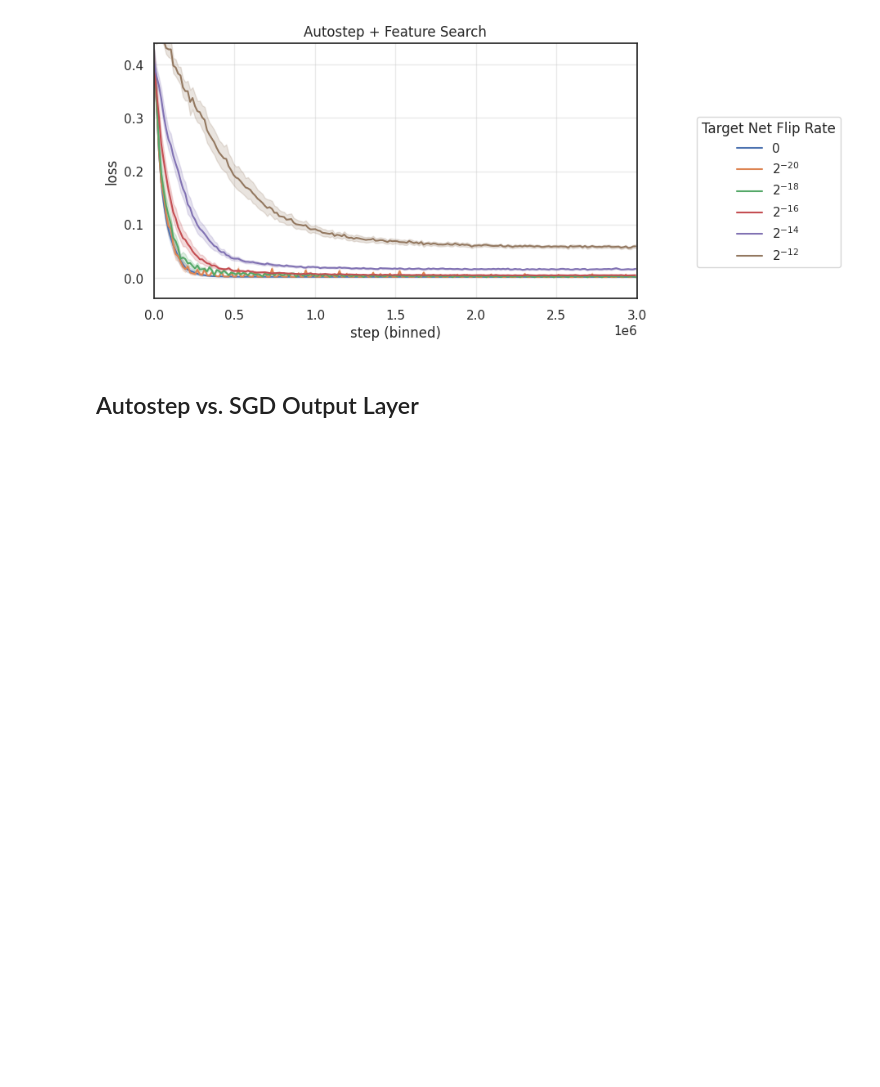
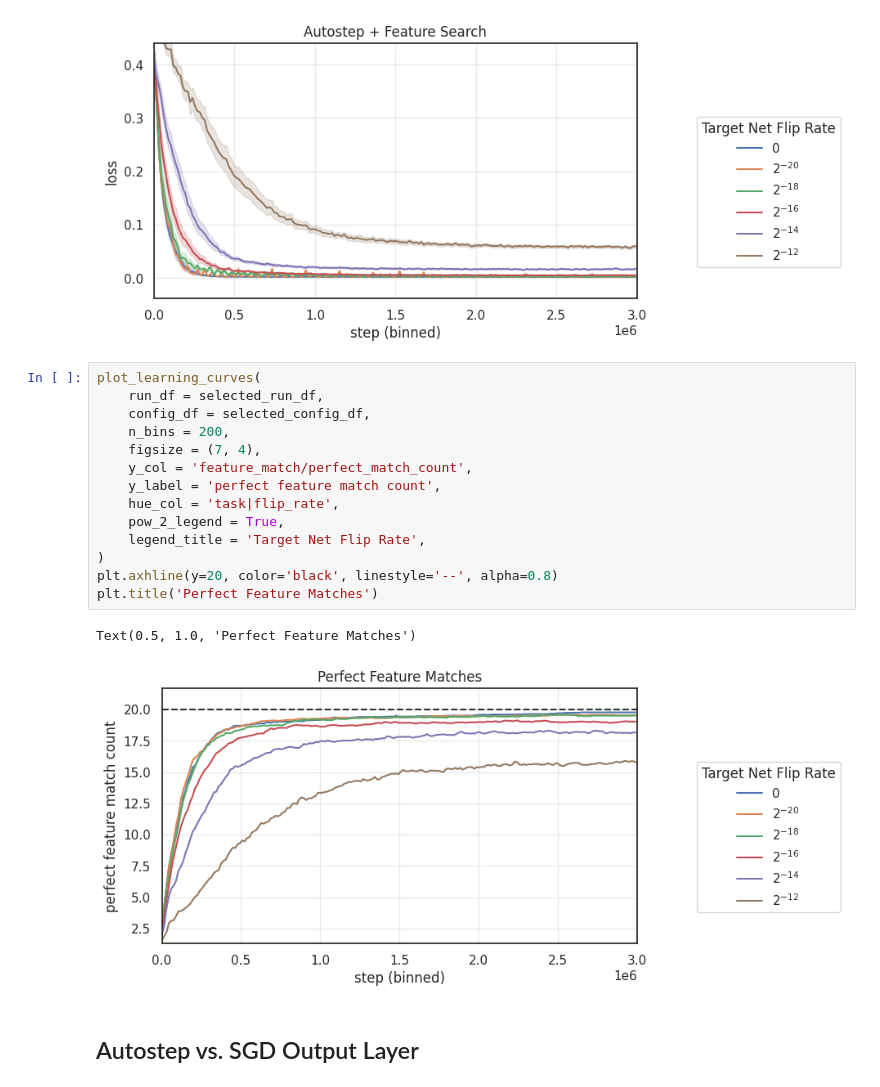
Before and after one commit to ejmejm/phd_research, a Jupyter notebook: phd/feature_search/analysis/paper_part_1_v1/part_1_results.ipynb, the cells around one changed output. Cells and saved outputs as stored; diff of their text form; blank space fills up the shorter version.

```diff
--- a/phd/feature_search/analysis/paper_part_1_v1/part_1_results.ipynb
+++ b/phd/feature_search/analysis/paper_part_1_v1/part_1_results.ipynb
@@ -80,6 +80,23 @@ plt.title('Autostep + Feature Search')
 # %% [output]
 Text(0.5, 1.0, 'Autostep + Feature Search')
 [figure]
+# %%
+plot_learning_curves(
+    run_df = selected_run_df,
+    config_df = selected_config_df,
+    n_bins = 200,
+    figsize = (7, 4),
+    y_col = 'feature_match/perfect_match_count',
+    y_label = 'perfect feature match count',
+    hue_col = 'task|flip_rate',
+    pow_2_legend = True,
+    legend_title = 'Target Net Flip Rate',
+)
+plt.axhline(y=20, color='black', linestyle='--', alpha=0.8)
+plt.title('Perfect Feature Matches')
+# %% [output]
+Text(0.5, 1.0, 'Perfect Feature Matches')
+[figure, added]
 # %% [markdown]
 ## Autostep vs. SGD Output Layer
 # %%
```
Also changed, not shown: parts of 1 cell of this notebook, 1 other file.
